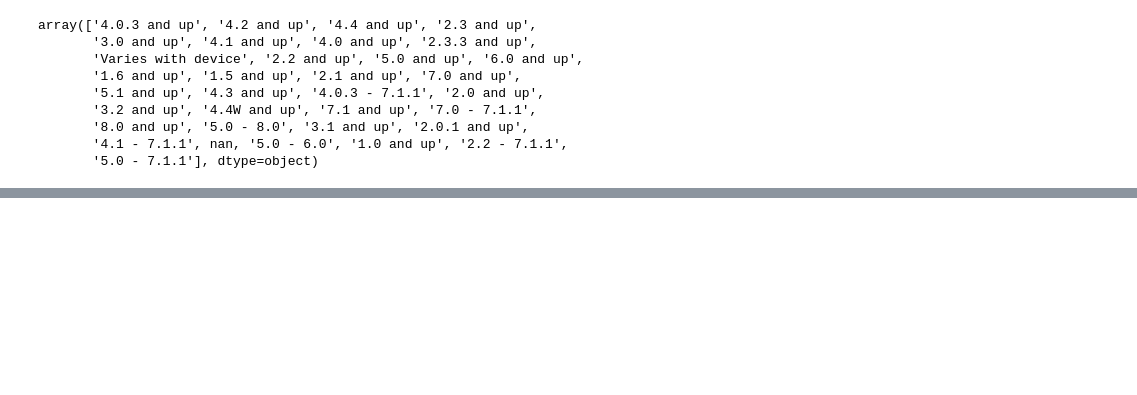
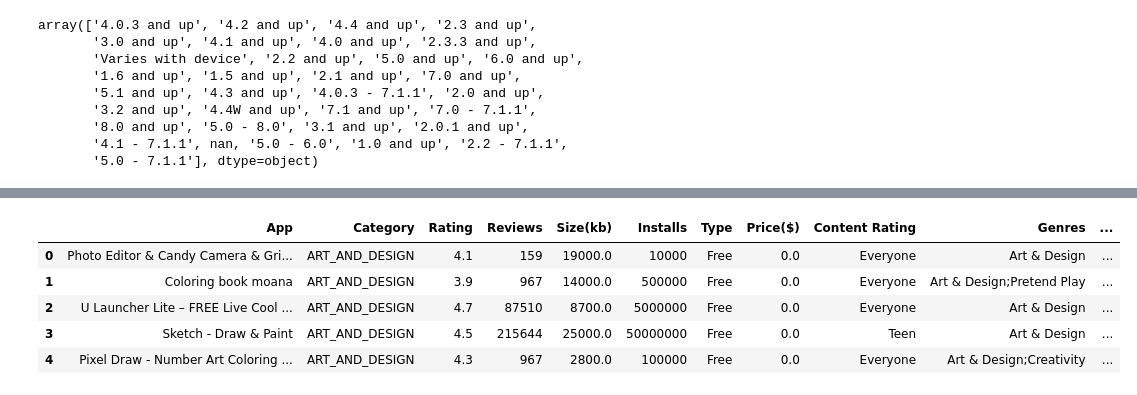
Before and after one commit to RJSINGH64/google_playstore, a Jupyter notebook: google_research.ipynb, the cells around one changed output, grey strips where cells are left out. Drawn from its saved outputs; the diff is of its cells as text; code cells hidden in the pictures; blank space fills up the shorter version.

```diff
--- a/google_research.ipynb
+++ b/google_research.ipynb
@@ -266,0 +293,3 @@ KeyError: 'Andriod Ver'
+# %%
+df = df.dropna(subset=['Android Ver']) #droping nan values
+df.shape
@@ -266,0 +315,4 @@ KeyError: 'Andriod Ver'
+# %%
+#lets handle this Null values inside Rating Column
+df["Rating"]= df["Rating"].replace(np.nan , df["Rating"].mean())
+df["Rating"].isnull().sum()
@@ -266,0 +336,17 @@ KeyError: 'Andriod Ver'
+# %%
+import re
+# Function to convert version strings and keep only major.minor (e.g., '1.2.4' -> 1.2)
+def convert_version(value):
+    if pd.isna(value) or value == 'Varies with device':
+        return np.nan  # Representing missing data
+    else:
+        # Use regex to find the first valid version number with major.minor format
+        match = re.match(r'(\d+\.\d+)', value)  # Extract only the first two numeric parts
+        if match:
+            return float(match.group(1))  # Convert to float for numeric operations
+        else:
+            return np.nan  # If no valid version format is found, return NaN
+
+# Apply the function to the 'Version' column
+df['Current Ver'] = df['Current Ver'].apply(convert_version)
+df['Current Ver']= df["Current Ver"].replace(np.nan ,df["Current Ver"].median() ) #replacing NaN with middle value
@@ -266,0 +368,11 @@ KeyError: 'Andriod Ver'
+# %%
+df["App"] = df["App"].replace("," , "")
+# %%
+df.head()
+# %% [output]
+|  | App | Category | Rating | Reviews | Size(kb) | Installs | Type | Price($) | Content Rating | Genres | ... |
+| 0 | Photo Editor & Candy Camera & Gri... | ART_AND_DESIGN | 4.1 | 159 | 19000.0 | 10000 | Free | 0.0 | Everyone | Art & Design | ... |
+| 1 | Coloring book moana | ART_AND_DESIGN | 3.9 | 967 | 14000.0 | 500000 | Free | 0.0 | Everyone | Art & Design;Pretend Play | ... |
+| 2 | U Launcher Lite – FREE Live Cool ... | ART_AND_DESIGN | 4.7 | 87510 | 8700.0 | 5000000 | Free | 0.0 | Everyone | Art & Design | ... |
+| 3 | Sketch - Draw & Paint | ART_AND_DESIGN | 4.5 | 215644 | 25000.0 | 50000000 | Free | 0.0 | Teen | Art & Design | ... |
+| 4 | Pixel Draw - Number Art Coloring ... | ART_AND_DESIGN | 4.3 | 967 | 2800.0 | 100000 | Free | 0.0 | Everyone | Art & Design;Creativity | ... |
```
Also changed, not shown: parts of 50 cells of this notebook.
